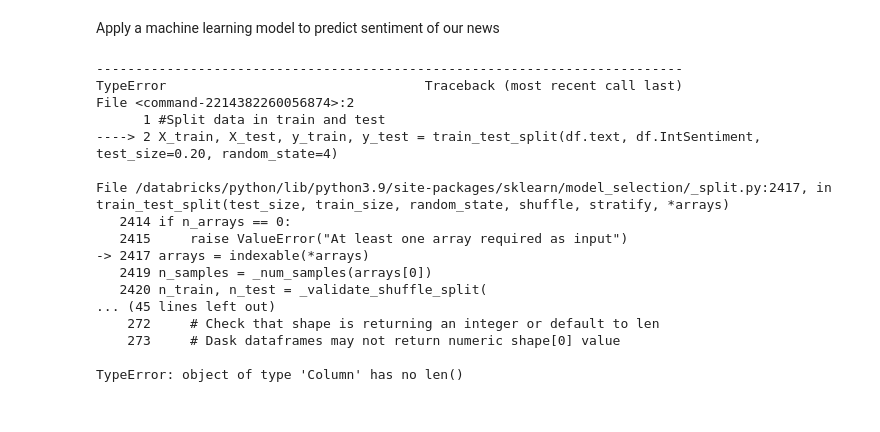
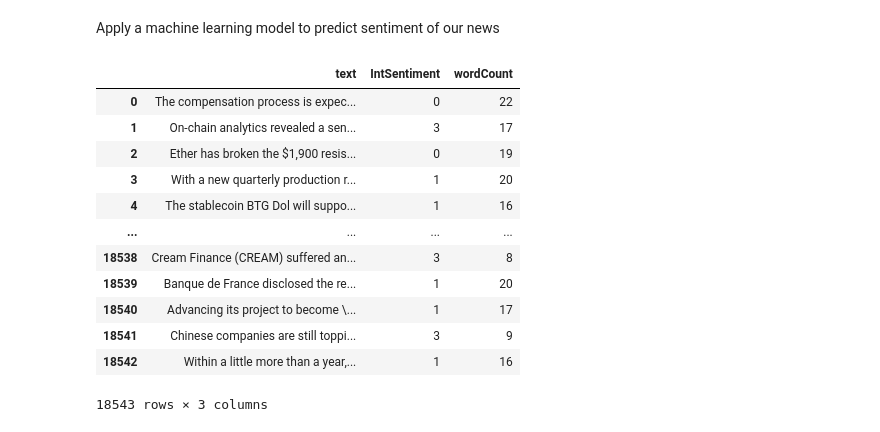
Before and after one commit to mayer19/BigData, a Jupyter notebook: BigDataGroupProject.ipynb, the cells around one changed output. Saved outputs shown, nothing was run; the diff lists cells and outputs as text; code cells hidden in the pictures.

```diff
--- a/BigDataGroupProject.ipynb
+++ b/BigDataGroupProject.ipynb
@@ -397,23 +546,21 @@ Out[18]: ('Total', 404280)
 # %% [markdown]
 Apply a machine learning model to predict sentiment of our news
-# %%
-#Split data in train and test
-X_train, X_test, y_train, y_test = train_test_split(df.text, df.IntSentiment, test_size=0.20, random_state=4)
-# %% [output]
----------------------------------------------------------------------------
-TypeError                                 Traceback (most recent call last)
-File <command-2214382260056874>:2
-      1 #Split data in train and test
-----> 2 X_train, X_test, y_train, y_test = train_test_split(df.text, df.IntSentiment, test_size=0.20, random_state=4)
-
-File /databricks/python/lib/python3.9/site-packages/sklearn/model_selection/_split.py:2417, in train_test_split(test_size, train_size, random_state, shuffle, stratify, *arrays)
-   2414 if n_arrays == 0:
-   2415     raise ValueError("At least one array required as input")
--> 2417 arrays = indexable(*arrays)
-   2419 n_samples = _num_samples(arrays[0])
-   2420 n_train, n_test = _validate_shuffle_split(
-... (45 lines left out)
-    272     # Check that shape is returning an integer or default to len
-    273     # Dask dataframes may not return numeric shape[0] value
-
-TypeError: object of type 'Column' has no len()
+# %%
+#for our ML approach we decide to use Pandas, so we made the appropriate transformation
+X=df.toPandas()
+X=X[["text","IntSentiment","wordCount"]]
+X
+# %% [output]
+|  | text | IntSentiment | wordCount |
+| 0 | The compensation process is expec... | 0 | 22 |
+| 1 | On-chain analytics revealed a sen... | 3 | 17 |
+| 2 | Ether has broken the $1,900 resis... | 0 | 19 |
+| 3 | With a new quarterly production r... | 1 | 20 |
+| 4 | The stablecoin BTG Dol will suppo... | 1 | 16 |
+| ... | ... | ... | ... |
+| 18538 | Cream Finance (CREAM) suffered an... | 3 | 8 |
+| 18539 | Banque de France disclosed the re... | 1 | 20 |
+| 18540 | Advancing its project to become \... | 1 | 17 |
+| 18541 | Chinese companies are still toppi... | 3 | 9 |
+| 18542 | Within a little more than a year,... | 1 | 16 |
+18543 rows × 3 columns
```
Also changed, not shown: parts of 33 cells of this notebook.
